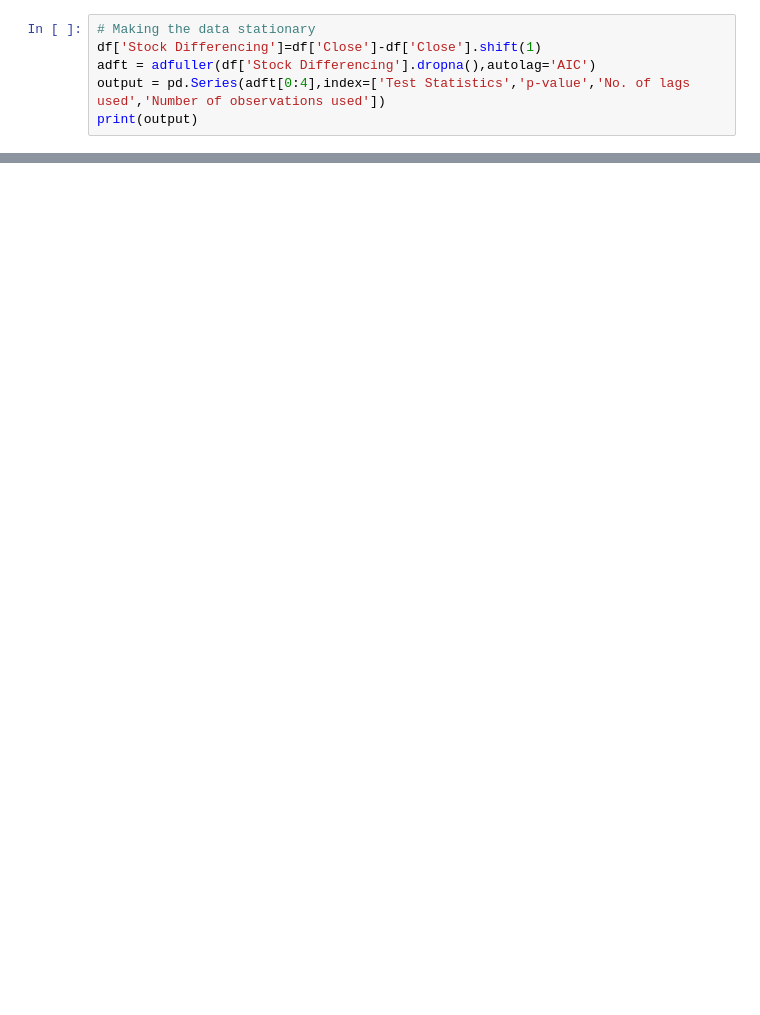
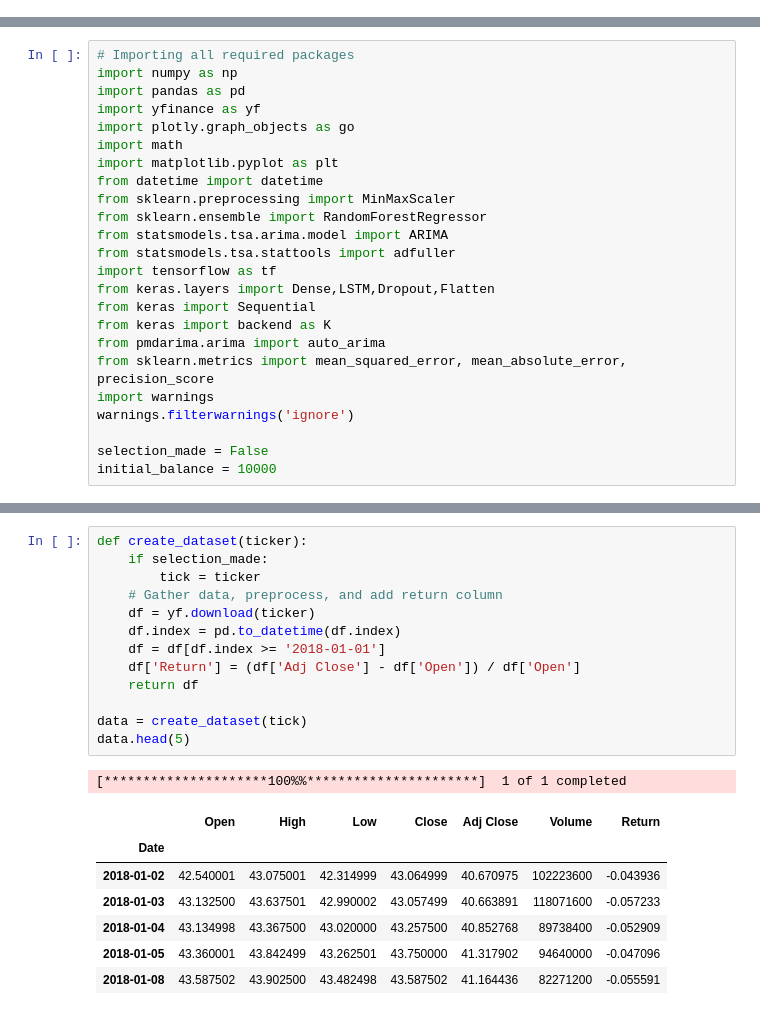
Before and after one commit to MattZimmermann/capstone, a Jupyter notebook: code/project.ipynb, the cells around one changed output, grey strips where cells are left out. Drawn from its saved outputs; the diff is of its cells as text; blank space fills up the shorter version.

```diff
--- a/code/project.ipynb
+++ b/code/project.ipynb
@@ -177,6 +0,0 @@ dtype: float64
-# %%
-# Making the data stationary
-df['Stock Differencing']=df['Close']-df['Close'].shift(1)
-adft = adfuller(df['Stock Differencing'].dropna(),autolag='AIC')
-output = pd.Series(adft[0:4],index=['Test Statistics','p-value','No. of lags used','Number of observations used'])
-print(output)
@@ -703,0 +1,24 @@ Ending Balance for Buy and Hold Strategy: $10940.19
+# %%
+# Importing all required packages
+import numpy as np
+import pandas as pd
+import yfinance as yf
+import plotly.graph_objects as go
+import math
+import matplotlib.pyplot as plt
+from datetime import datetime
+from sklearn.preprocessing import MinMaxScaler
+from sklearn.ensemble import RandomForestRegressor
+from statsmodels.tsa.arima.model import ARIMA
+from statsmodels.tsa.stattools import adfuller
+import tensorflow as tf
+from keras.layers import Dense,LSTM,Dropout,Flatten
+from keras import Sequential
+from keras import backend as K
+from pmdarima.arima import auto_arima
+from sklearn.metrics import mean_squared_error, mean_absolute_error, precision_score
+import warnings
+warnings.filterwarnings('ignore')
+
+selection_made = False
+initial_balance = 10000
@@ -703,0 +48,22 @@ Ending Balance for Buy and Hold Strategy: $10940.19
+# %%
+def create_dataset(ticker):
+    if selection_made:
+        tick = ticker
+    # Gather data, preprocess, and add return column
+    df = yf.download(ticker)
+    df.index = pd.to_datetime(df.index)
+    df = df[df.index >= '2018-01-01']
+    df['Return'] = (df['Adj Close'] - df['Open']) / df['Open']
+    return df
+
+data = create_dataset(tick)
+data.head(5)
+# %% [output]
+[*********************100%%**********************]  1 of 1 completed
+|  | Open | High | Low | Close | Adj Close | Volume | Return |
+| Date |  |  |  |  |  |  |  |
+| 2018-01-02 | 42.540001 | 43.075001 | 42.314999 | 43.064999 | 40.670975 | 102223600 | -0.043936 |
+| 2018-01-03 | 43.132500 | 43.637501 | 42.990002 | 43.057499 | 40.663891 | 118071600 | -0.057233 |
+| 2018-01-04 | 43.134998 | 43.367500 | 43.020000 | 43.257500 | 40.852768 | 89738400 | -0.052909 |
+| 2018-01-05 | 43.360001 | 43.842499 | 43.262501 | 43.750000 | 41.317902 | 94640000 | -0.047096 |
+| 2018-01-08 | 43.587502 | 43.902500 | 43.482498 | 43.587502 | 41.164436 | 82271200 | -0.055591 |
```
Also changed, not shown: parts of 39 cells of this notebook, 1 other file.
